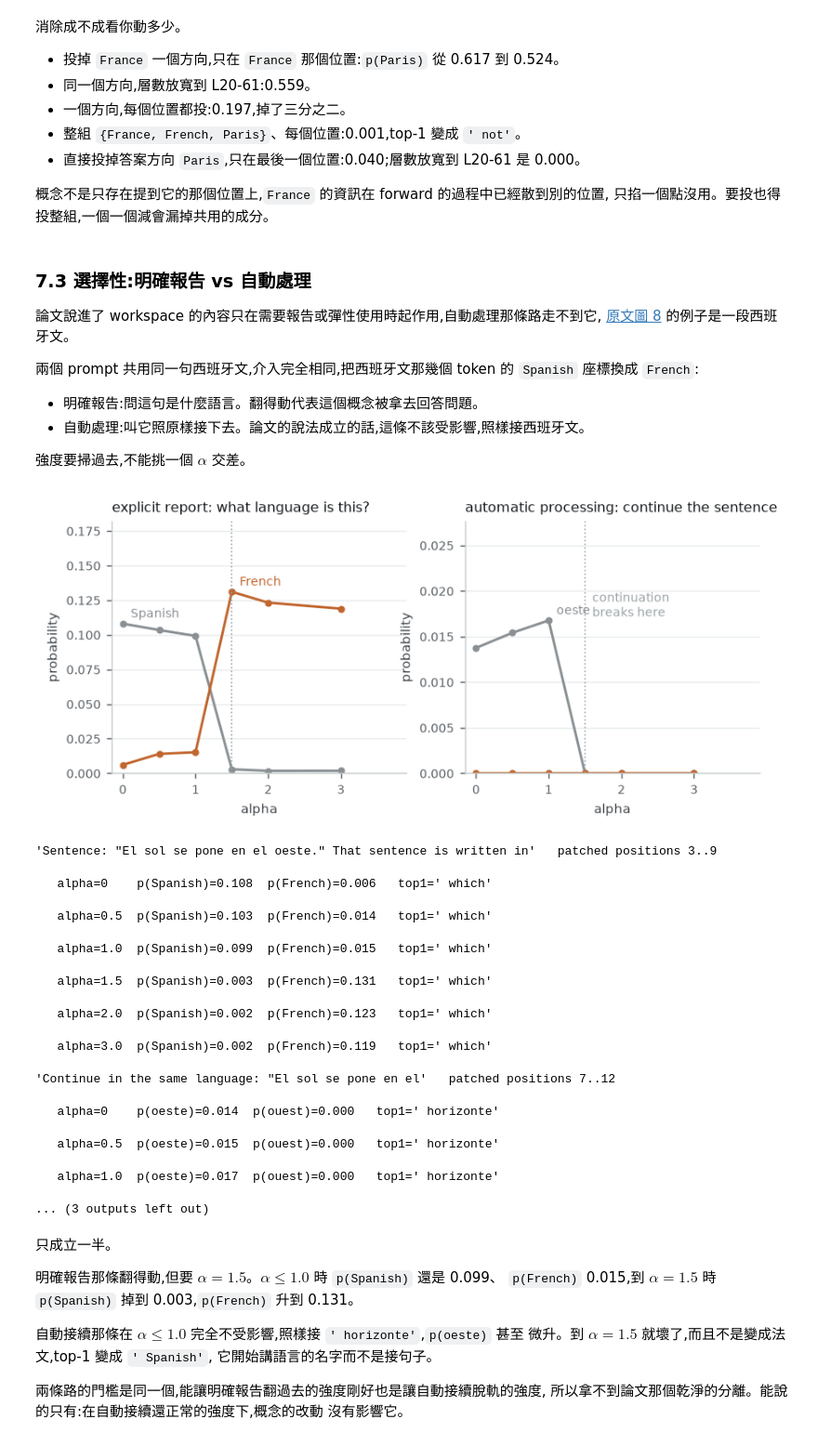
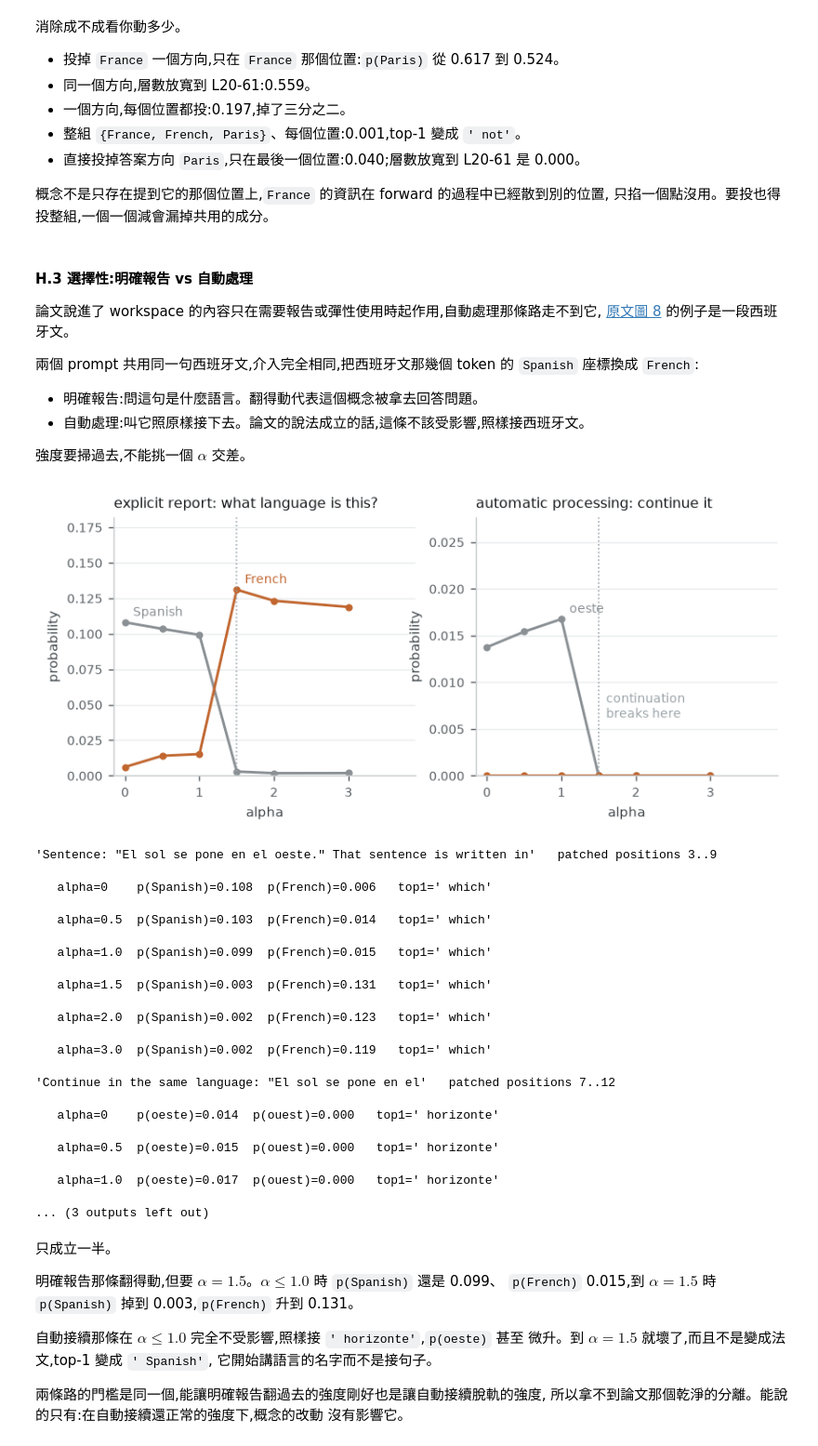
Before and after one commit to codepydog/jspace-from-scratch, a Jupyter notebook: jacobian_lens.ipynb, the cells around one changed output. Shown at 93% size. Drawn from its saved outputs; the diff is of its cells as text; code cells hidden in the pictures.

```diff
--- a/jacobian_lens_full.ipynb
+++ b/jacobian_lens.ipynb
@@ -73,9 +96,9 @@ patch_qwen3_5()
 model, processor = load("models/Qwen3.6-27B-4bit")
 tokenizer = processor.tokenizer
 
-llm = model.language_model
-inner = llm.model
-cfg = model.config.text_config
+language_model = model.language_model      # embeddings, decoder stack, output head
+decoder = language_model.model             # the 64 blocks
+text_config = model.config.text_config
 # %% [markdown]
 64 層由兩種 block 疊成,每 4 層一組。
 # %%
@@ -1231,37 +1477,37 @@ $$V = [\,v_1 \cdots v_k\,], \qquad h \leftarrow h - \alpha\, V\,(V^{\dagger} h)$
 # %%
 def ablate_span(words, alpha=1.0):
     """h <- h - alpha * V (V+ h): project out the span of several J-lens directions."""
-    def f(x, l):
-        V = mx.stack([jlens_vec(tid(w), l) for w in words], axis=1)
+    def f(x, layer_index):
+        V = mx.stack([jlens_vec(tid(w), layer_index) for w in words], axis=1)
         return x - alpha * (V @ (mx.linalg.pinv(V, stream=mx.cpu) @ x))
     return f
 
 
 PROMPT = "The capital of France is"
 ids = encode(PROMPT)
-fpos, last = where(ids, "France"), ids.shape[1] - 1
-WIDE = [l for l in Jlens if 20 <= l < 62]
+france_position, last_position = where(ids, "France"), ids.shape[1] - 1
+WIDE = [layer_index for layer_index in released_lens if 20 <= layer_index < 62]
 ALL = list(range(ids.shape[1]))
 
 RUNS = [
     ("baseline", (), BAND),
-    ("-France @France, L40-55", ((fpos, ablate_span([" France"])),), BAND),
-    ("-France @France, L20-61", ((fpos, ablate_span([" France"])),), WIDE),
+    ("-France @France, L40-55", ((france_position, ablate_span([" France"])),), BAND),
+    ("-France @France, L20-61", ((france_position, ablate_span([" France"])),), WIDE),
     ("-France @every pos, L40-55", tuple((p, ablate_span([" France"])) for p in ALL), BAND),
     ("-{France,French,Paris} @every pos", tuple((p, ablate_span([" France", " French", " Paris"])) for p in ALL), BAND),
-    ("-Paris @last pos, L40-55", ((last, ablate_span([" Paris"])),), BAND),
-    ("-Paris @last pos, L20-61", ((last, ablate_span([" Paris"])),), WIDE),
+    ("-Paris @last pos, L40-55", ((last_position, ablate_span([" Paris"])),), BAND),
+    ("-Paris @last pos, L20-61", ((last_position, ablate_span([" Paris"])),), WIDE),
 ]
 
 out = []
 for tag, edits, layers in RUNS:
-    sc = edited(ids, edits, layers)
-    out.append((tag, float(mx.softmax(sc)[tid(" Paris")]), top1(sc)))
+    scores = edited(ids, edits, layers)
+    out.append((tag, float(mx.softmax(scores)[tid(" Paris")]), top1(scores)))
 
 fig, ax = plt.subplots(figsize=(6.2, 2.9))
 y = list(range(len(out)))[::-1]
 vals = [o[1] for o in out]
-ax.barh(y, vals, color=[LOGIT if o[2] == " Paris" else SWAPPED for o in out],
+ax.barh(y, vals, color=[LOGIT_COLOR if o[2] == " Paris" else ACCENT_COLOR for o in out],
         height=0.66)
 for yi, (tag, v, t) in zip(y, out):
     ax.text(v + 0.012, yi, f"{v:.3f}" + ("" if t == " Paris" else f"  top-1 {t!r}"),
@@ -1298,7 +1544,7 @@ baseline                           p(Paris)=0.617   top1=' Paris'
 概念不是只存在提到它的那個位置上,`France` 的資訊在 forward 的過程中已經散到別的位置,
 只掐一個點沒用。要投也得投整組,一個一個減會漏掉共用的成分。
 # %% [markdown]
-### 7.3 選擇性:明確報告 vs 自動處理
+#### H.3 選擇性:明確報告 vs 自動處理
 
 論文說進了 workspace 的內容只在需要報告或彈性使用時起作用,自動處理那條路走不到它,
 [原文圖 8](https://www.anthropic.com/research/global-workspace) 的例子是一段西班牙文。
@@ -1312,7 +1558,7 @@ baseline                           p(Paris)=0.617   top1=' Paris'
 強度要掃過去,不能挑一個 $\alpha$ 交差。
 # %%
 def swap_lang(alpha, src=" Spanish", tgt=" French"):
-    return lambda x, l: swap(x, jlens_vec(tid(src), l), jlens_vec(tid(tgt), l), alpha)
+    return lambda x, layer_index: swap(x, jlens_vec(tid(src), layer_index), jlens_vec(tid(tgt), layer_index), alpha)
 
 
 EXPLICIT = 'Sentence: "El sol se pone en el oeste." That sentence is written in'
@@ -1330,41 +1576,41 @@ for prompt, keys, lastw in [
     ps = list(range(a, b + 1))
     series = {name: [] for name, _ in keys}
     tops = []
     for alpha in ALPHAS:
         edits = () if alpha == 0 else tuple((p, swap_lang(alpha)) for p in ps)
-        sc = edited(ids, edits)
+        scores = edited(ids, edits)
         for name, w in keys:
-            series[name].append(float(mx.softmax(sc)[tid(w)]))
-        tops.append(top1(sc))
+            series[name].append(float(mx.softmax(scores)[tid(w)]))
+        tops.append(top1(scores))
     runs.append((prompt, ps, series, tops))
 
 fig, axes = plt.subplots(1, 2, figsize=(7.4, 2.9))
 TITLES = ["explicit report: what language is this?",
-          "automatic processing: continue the sentence"]
+          "automatic processing: continue it"]
 for ax, (prompt, ps, series, tops), title in zip(axes, runs, TITLES):
-    for (name, vals), c in zip(series.items(), (LOGIT, SWAPPED)):
+    for (name, vals), c in zip(series.items(), (LOGIT_COLOR, ACCENT_COLOR)):
         ax.plot(ALPHAS, vals, marker="o", ms=3.5, color=c)
         if max(vals) > 0.002:
             j = vals.index(max(vals))
             ax.annotate(name, (ALPHAS[j], vals[j]), textcoords="offset points",
                         xytext=(5, 4), color=c, fontsize=8)
-    ax.axvline(1.5, color=MUTED, lw=0.9, ls=":")
+    ax.axvline(1.5, color=MUTED_COLOR, lw=0.9, ls=":")
     ax.set_xlim(-0.15, 3.9)
     top = max(max(v) for v in series.values())
     panel(ax, title, "alpha", "", top * 1.35 + 0.005)
 axes[0].set_ylabel("probability")
 axes[1].set_ylabel("probability")
-axes[1].text(1.6, 0.02, "continuation\nbreaks here", color=MUTED, fontsize=7.5,
+axes[1].text(1.6, 0.009, "continuation\nbreaks here", color=MUTED_COLOR, fontsize=7.5,
              va="top")
 plt.show()
 
 for prompt, ps, series, tops in runs:
     print(f"{prompt!r}   patched positions {ps[0]}..{ps[-1]}")
     for i, alpha in enumerate(ALPHAS):
         cols = "  ".join(f"p({n})={v[i]:.3f}" for n, v in series.items())
         print(f"   alpha={alpha:<4} {cols}   top1={tops[i]!r}")
 # %% [output]
-[figure, old version]
+[figure, new version]
 'Sentence: "El sol se pone en el oeste." That sentence is written in'   patched positions 3..9
    alpha=0    p(Spanish)=0.108  p(French)=0.006   top1=' which'
    alpha=0.5  p(Spanish)=0.103  p(French)=0.014   top1=' which'
```
Also changed, not shown: parts of 69 cells of this notebook, 4 other files.
